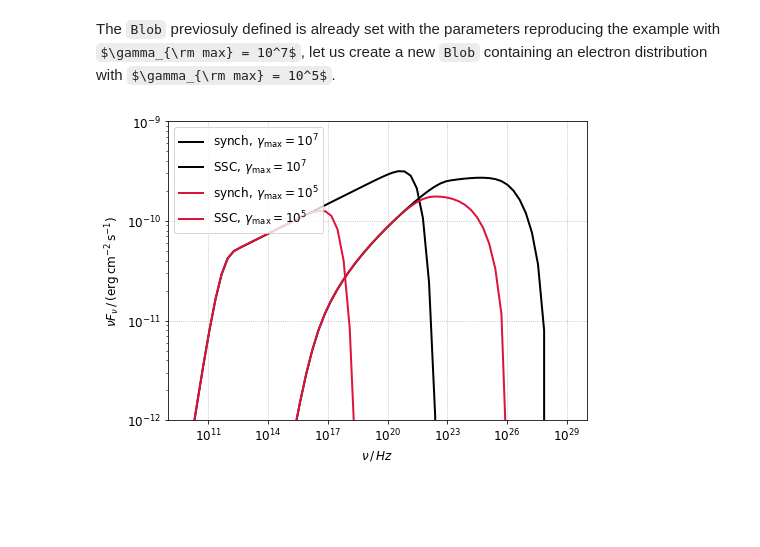
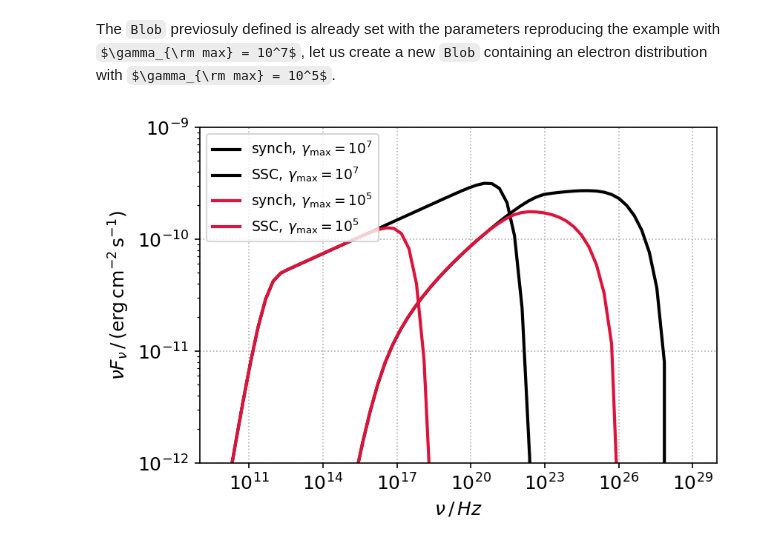
Before and after one commit to cosimoNigro/agnpy, a Jupyter notebook: docs/tutorials/synchrotron_self_compton.ipynb, the cells around one changed output. Saved outputs shown, nothing was run; the diff lists cells and outputs as text; code cells hidden in the pictures; some formulas as TeX source; blank space fills up the shorter version.

```diff
--- a/docs/tutorials/synchrotron_self_compton.ipynb
+++ b/docs/tutorials/synchrotron_self_compton.ipynb
@@ -14,11 +14,12 @@ from agnpy.emission_regions import Blob
 from agnpy.synchrotron import Synchrotron
 from agnpy.compton import SynchrotronSelfCompton
 # %%
-# matplotlib adjustments and axes labels
-plt.rc("figure", figsize=(7.5, 5.5))
+# matplotlib adjustments
+plt.rc("figure", dpi=150)
 plt.rc("font", size=12)
 plt.rc("axes", grid=True)
 plt.rc("grid", ls=":")
+# axes labels
 sed_x_label = r"$\nu\,/\,Hz$"
 sed_y_label = r"$\nu F_{\nu}\,/\,(\mathrm{erg}\,\mathrm{cm}^{-2}\,\mathrm{s}^{-1})$"
 # %% [markdown]
@@ -132,13 +133,13 @@ ssc2 = SynchrotronSelfCompton(blob2, synch2)
 # %%
 plt.loglog(nu_syn, synch.sed_flux(nu_syn), lw=2, color="k", label=r"${\rm synch},\,\gamma_{\rm max}=10^7$")
 plt.loglog(nu_ssc, ssc.sed_flux(nu_ssc), lw=2, color="k", label=r"${\rm SSC},\,\gamma_{\rm max}=10^7$")
 plt.loglog(nu_syn, synch2.sed_flux(nu_syn), lw=2, color="crimson", label=r"${\rm synch},\,\gamma_{\rm max}=10^5$")
 plt.loglog(nu_ssc, ssc2.sed_flux(nu_ssc), lw=2, color="crimson", label=r"${\rm SSC},\,\gamma_{\rm max}=10^5$")
 plt.xlabel(sed_x_label)
 plt.ylabel(sed_y_label)
 plt.xlim([1e9, 1e30])
 plt.ylim([1e-12, 1e-9])
-plt.legend(loc=2)
+plt.legend(loc=2, fontsize=9)
 plt.show()
 # %% [output]
-[figure, old version]
+[figure, new version]
```
Also changed, not shown: parts of 3 cells of this notebook, 11 other files.
